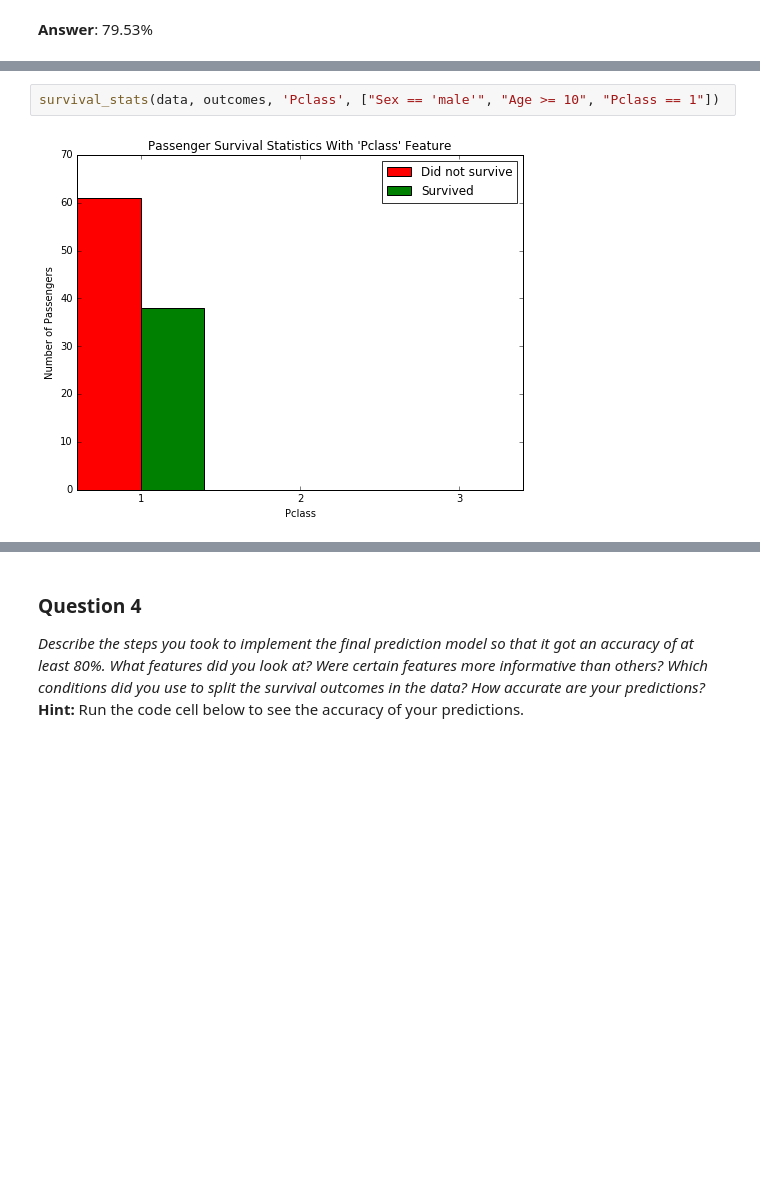
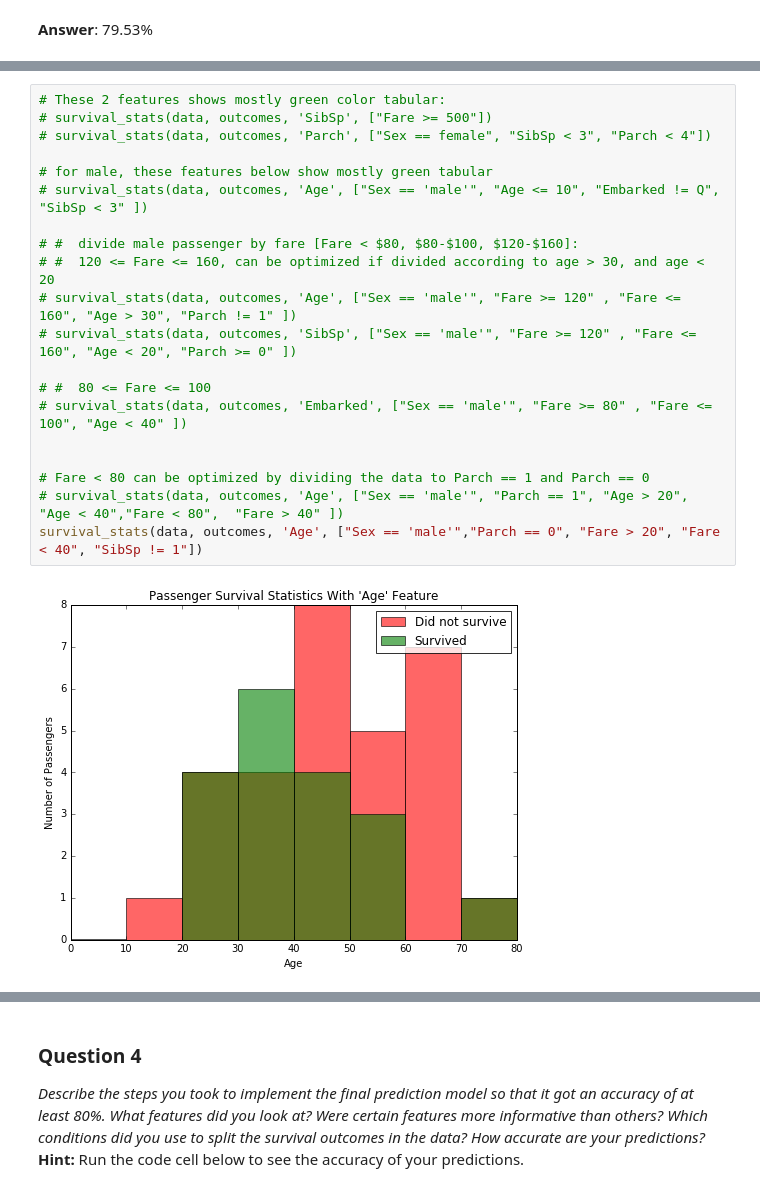
Before and after one commit to lambdaAgent/udacity_machine_learning, a Jupyter notebook: titanic_survival_exploration/Titanic_Survival_Exploration.ipynb, the cells around one changed output, grey strips where cells are left out. Saved outputs shown, nothing was run; the diff lists cells and outputs as text; blank space fills up the shorter version.

```diff
--- a/titanic_survival_exploration/Titanic_Survival_Exploration.ipynb
+++ b/titanic_survival_exploration/Titanic_Survival_Exploration.ipynb
@@ -220,8 +226,26 @@ Adding the feature **Age** as a condition in conjunction with **Sex** improves t
 
 Use the `survival_stats` function below to to examine various survival statistics.
 **Hint:** To use mulitple filter conditions, put each condition in the list passed as the last argument. Example: `["Sex == 'male'", "Age < 18"]`
-# %%
-survival_stats(data, outcomes, 'Pclass', ["Sex == 'male'", "Age >= 10", "Pclass == 1"])
-# %% [output]
-[figure, removed]
+# %%
+# These 2 features shows mostly green color tabular:
+# survival_stats(data, outcomes, 'SibSp', ["Fare >= 500"])
+# survival_stats(data, outcomes, 'Parch', ["Sex == female", "SibSp < 3", "Parch < 4"])
+
+# for male, these features below show mostly green tabular
+# survival_stats(data, outcomes, 'Age', ["Sex == 'male'", "Age <= 10", "Embarked != Q", "SibSp < 3" ])
+
+# #  divide male passenger by fare [Fare < $80, $80-$100, $120-$160]:
+# #  120 <= Fare <= 160, can be optimized if divided according to age > 30, and age < 20
+# survival_stats(data, outcomes, 'Age', ["Sex == 'male'", "Fare >= 120" , "Fare <= 160", "Age > 30", "Parch != 1" ])
+# survival_stats(data, outcomes, 'SibSp', ["Sex == 'male'", "Fare >= 120" , "Fare <= 160", "Age < 20", "Parch >= 0" ])
+
+# #  80 <= Fare <= 100
+# survival_stats(data, outcomes, 'Embarked', ["Sex == 'male'", "Fare >= 80" , "Fare <= 100", "Age < 40" ])
+
+
+# Fare < 80 can be optimized by dividing the data to Parch == 1 and Parch == 0
+# survival_stats(data, outcomes, 'Age', ["Sex == 'male'", "Parch == 1", "Age > 20", "Age < 40","Fare < 80",  "Fare > 40" ])
+survival_stats(data, outcomes, 'Age', ["Sex == 'male'","Parch == 0", "Fare > 20", "Fare < 40", "SibSp != 1"])
+# %% [output]
+[figure, added]
 # %% [markdown]
```
Also changed, not shown: parts of 10 cells of this notebook, 6 other files.
